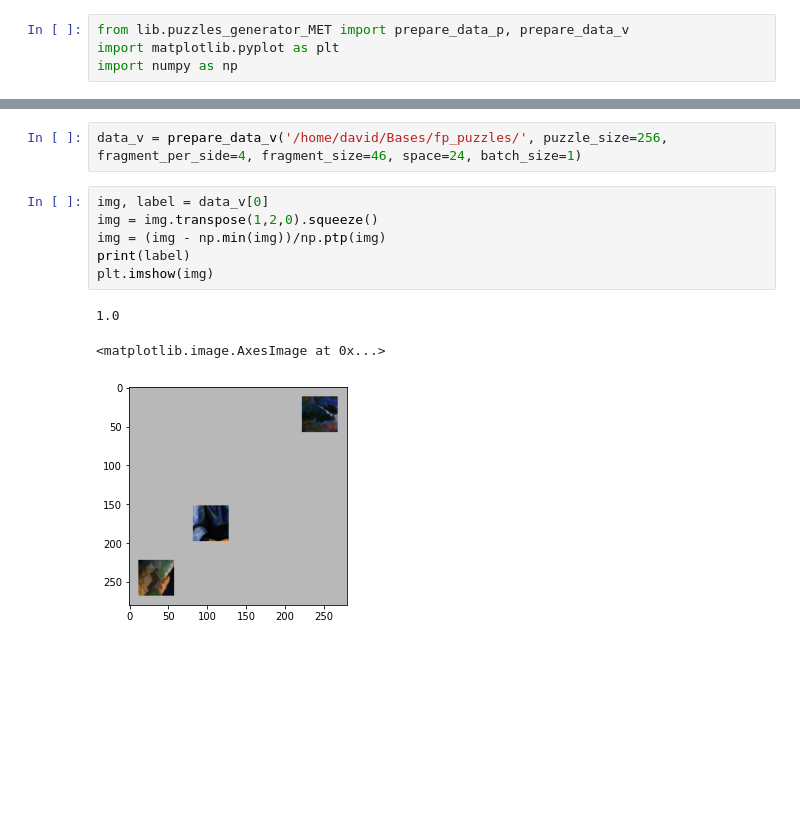
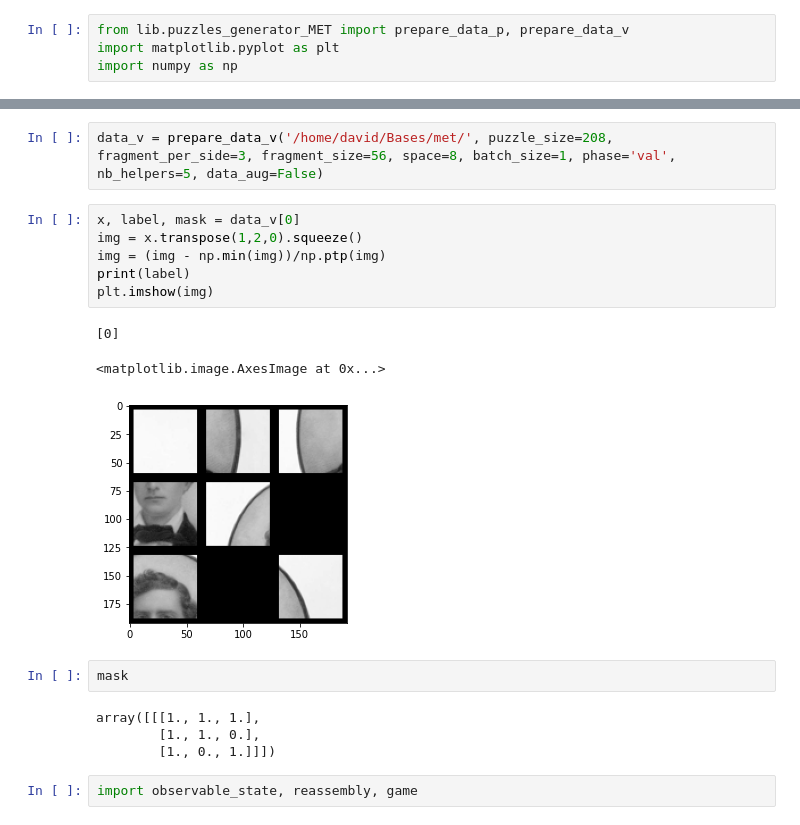
Before and after one commit to mmPaumard/Alphazzle, a Jupyter notebook: test transformer generator.ipynb, the cells around one changed output, grey strips where cells are left out. Cells and saved outputs as stored; diff of their text form; blank space fills up the shorter version.

```diff
--- a/test transformer generator.ipynb
+++ b/test transformer generator.ipynb
@@ -17,12 +24,20 @@ plt.imshow(img)
 # %%
-data_v = prepare_data_v('/home/david/Bases/fp_puzzles/', puzzle_size=256, fragment_per_side=4, fragment_size=46, space=24, batch_size=1)
+data_v = prepare_data_v('/home/david/Bases/met/', puzzle_size=208, fragment_per_side=3, fragment_size=56, space=8, batch_size=1, phase='val', nb_helpers=5, data_aug=False)
 # %%
-img, label = data_v[0]
-img = img.transpose(1,2,0).squeeze()
+x, label, mask = data_v[0]
+img = x.transpose(1,2,0).squeeze()
 img = (img - np.min(img))/np.ptp(img)
 print(label)
 plt.imshow(img)
 # %% [output]
-1.0
+[0]
 <matplotlib.image.AxesImage at 0x...>
-[figure, old version]
+[figure, new version]
+# %%
+mask
+# %% [output]
+array([[[1., 1., 1.],
+        [1., 1., 0.],
+        [1., 0., 1.]]])
+# %%
+import observable_state, reassembly, game
```
Also changed, not shown: parts of 23 cells of this notebook, 12 other files.
